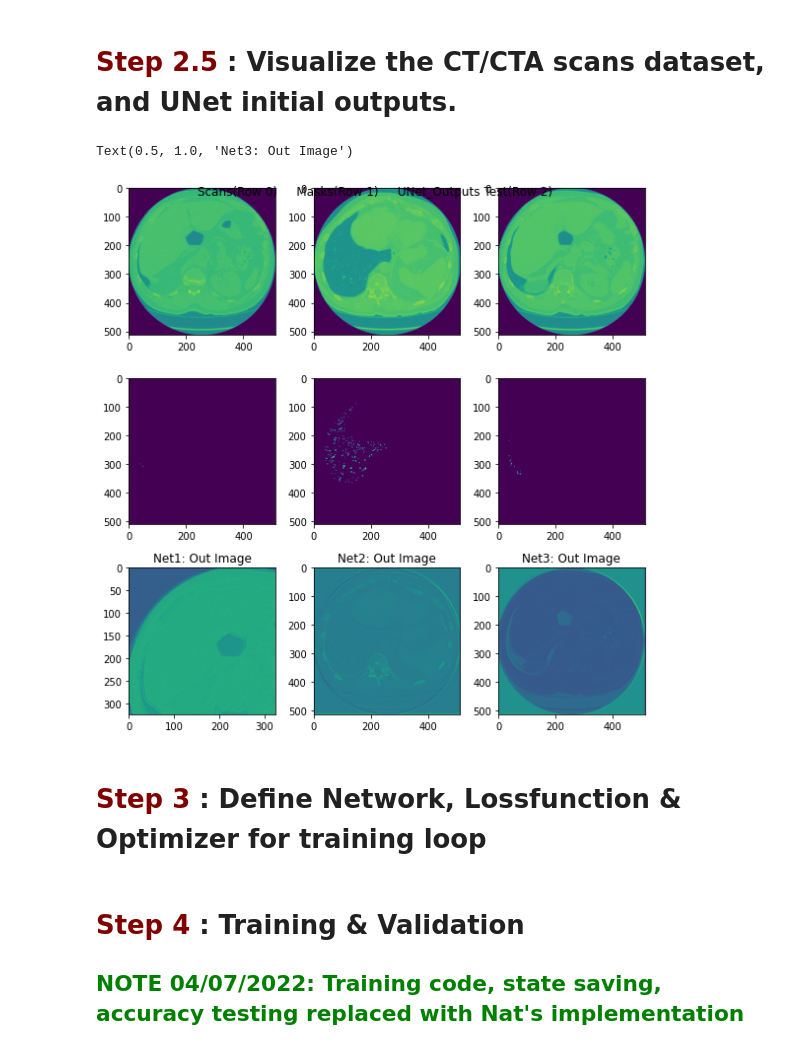
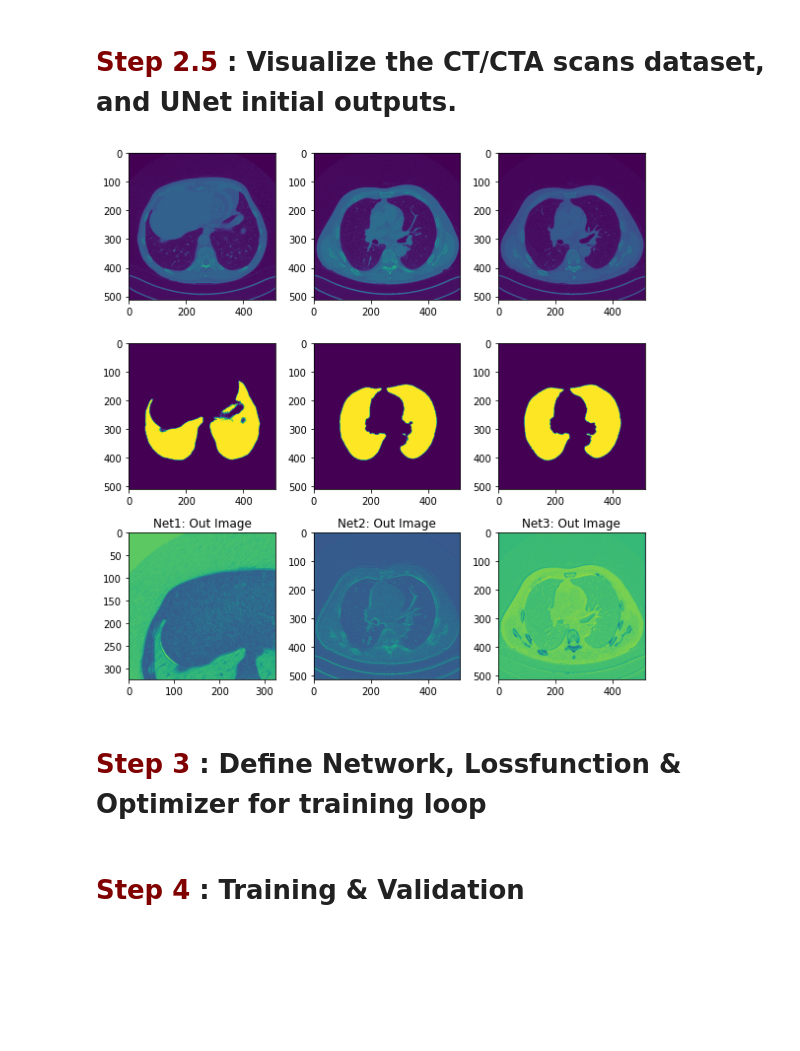
Before and after one commit to seyhosseini/AML-AVGAN-22, a Jupyter notebook: Part1_A_V_Seperation.ipynb, the cells around one changed output. Saved outputs shown, nothing was run; the diff lists cells and outputs as text; code cells hidden in the pictures; blank space fills up the shorter version.

```diff
--- a/Part1_A_V_Seperation.ipynb
+++ b/Part1_A_V_Seperation.ipynb
@@ -740,26 +795,29 @@ vssmsk = sitk.ReadImage(vssmskfn)
 # %% [markdown]
 ## <font color = maroon> Data Augmentations </font>
 # %%
+from torch.nn.modules.activation import Tanh
 
 # ---- DATA TRANSFORMATION ---- #
 
 # CT_Scan trnsformations
-CT_Scan_transforms =transforms.Compose(
+
+CT_Scan_transforms =T.Compose(
     [
      # define your data augmentation HERE. You can start by uncomment the following line
       # transforms.ToPILImage(),
-      transforms.ToTensor(),
+      T.ToTensor(),
+      # T.Normalize(CTmean,CTstd),
       # transforms.Grayscale(),
       # transforms.Resize(size = (324,324), interpolation= InterpolationMode.BILINEAR),
       # transforms.RandomRotation(degrees = 30)
      ])
 
 # Mask transformations
-Mask_transforms = transforms.Compose(
+Mask_transforms = T.Compose(
     [
      # define your data augmentation HERE. You can start by uncomment the following line
     #  transforms.ToPILImage(),
-     transforms.ToTensor(),
+     T.ToTensor(),
     #  transforms.Grayscale(),
     #  transforms.Resize(size = (324,324), interpolation= InterpolationMode.BILINEAR), # This is the primary alteration to allow for image output comparison
     # transforms.RandomRotation(degrees = 30)
@@ -782,7 +836,6 @@ testLoader = DataLoader(testData,shuffle=True)
 # <font color = Maroon> <b> Step 2.5 </b> </font> : Visualize the CT/CTA scans dataset, and UNet initial outputs.
 # %%
 from torch._C import dtype
-from SimpleITK.SimpleITK import Mask
 """
 Step 2.5: Visualize CT/CTA scans *If possible*
 :input_data
@@ -798,40 +851,61 @@ net2 = UNet_V2().to(device) # This version adds padding to match output
 
 net3 = UNet().to(device) # This version made by Nat also idealizes the output but makes definition much smaller
 
 
 # Quick visualization :)
 fig ,ax = plt.subplots(3,3,figsize=(8,8))
 fig.set_tight_layout(True)
-fig.suptitle("Scans(Row 0)     Masks(Row 1)     UNet_Outputs Test(Row 2)")
+# fig.suptitle("Scans(Row 0)     Masks(Row 1)     UNet_Outputs Test(Row 2)")
+ax[2][0].set_title("Net1: Out Image")
+ax[2][1].set_title("Net2: Out Image")
+ax[2][2].set_title("Net3: Out Image")
 
 
 
 # --------- NETWORK IN/OUT TESTING ------- #
 for i, data in enumerate(trainLoader, 0):
 
   # Graph 4 instances of the input and label
   if i==3: break
   else:
     inputs, labels = data[0].to(device = device, dtype = torch.float), data[1].to(device = device, dtype = torch.float)
 
     ax[0][i].imshow(np.squeeze(np.squeeze(np.asarray(inputs.cpu().detach().numpy()))))
     ax[1][i].imshow(np.squeeze(np.squeeze(np.asarray(labels.cpu().detach().numpy()))))
 
     if i == 0:
       ax[2][i].imshow(np.squeeze(np.squeeze(np.asarray(net(inputs).cpu().detach().numpy()))))
     if i == 1:
       ax[2][i].imshow(np.squeeze(np.squeeze(np.asarray(net2(inputs).cpu().detach().numpy()))))
     if i == 2:
       ax[2][i].imshow(np.squeeze(np.squeeze(np.asarray(net3(inputs).cpu().detach().numpy()))))
 
+# Debugging analysis
+# output = net2(inputs).cpu().detach().numpy()
+# masks = labels.cpu().detach().numpy()
+# ins = inputs.cpu().detach().numpy()
 
-# typeAndShape(output)
-ax[2][0].set_title("Net1: Out Image")
-ax[2][1].set_title("Net2: Out Image")
-ax[2][2].set_title("Net3: Out Image")
+# def npstats(x, name):
+#   print("Name: ", name)
+#   print("shape: ", x.shape)
+#   print("uniques: ",len(np.unique(x)))
+#   print("mean: ", np.mean(x))
+#   print("max: ", np.max(x))
+#   print("min:",np.min(x))
+#   print("___________")
+
+# npstats(ins,"inputs")
+# npstats(masks,"masks")
+# npstats(output,"output")
+
+# print(torch.unique(torch.from_numpy(output)))
+# output = (torch.from_numpy(output)>(np.mean(output))).float()
+# print(torch.unique(output))
+# print("__________")
+
+# npstats(output.numpy(),"thresholded output")
 # %% [output]
-Text(0.5, 1.0, 'Net3: Out Image')
-[figure, old version]
+[figure, new version]
 # %% [markdown]
 # <font color = Maroon> <b> Step 3 </b> </font> : Define Network, Lossfunction & Optimizer for training loop
 # %%
@@ -869,5 +943,4 @@ op = optim.Adam(model.parameters(), lr = learning_rate, betas = (.0045,.90), eps
 optimizer = op
 # %% [markdown]
 # <font color = Maroon> <b> Step 4 </b> </font> : Training & Validation
-## <font color = Green Apple> NOTE 04/07/2022: Training code, state saving, accuracy testing replaced with Nat's implementation </font>
 # %%
```
Also changed, not shown: parts of 28 cells of this notebook.
